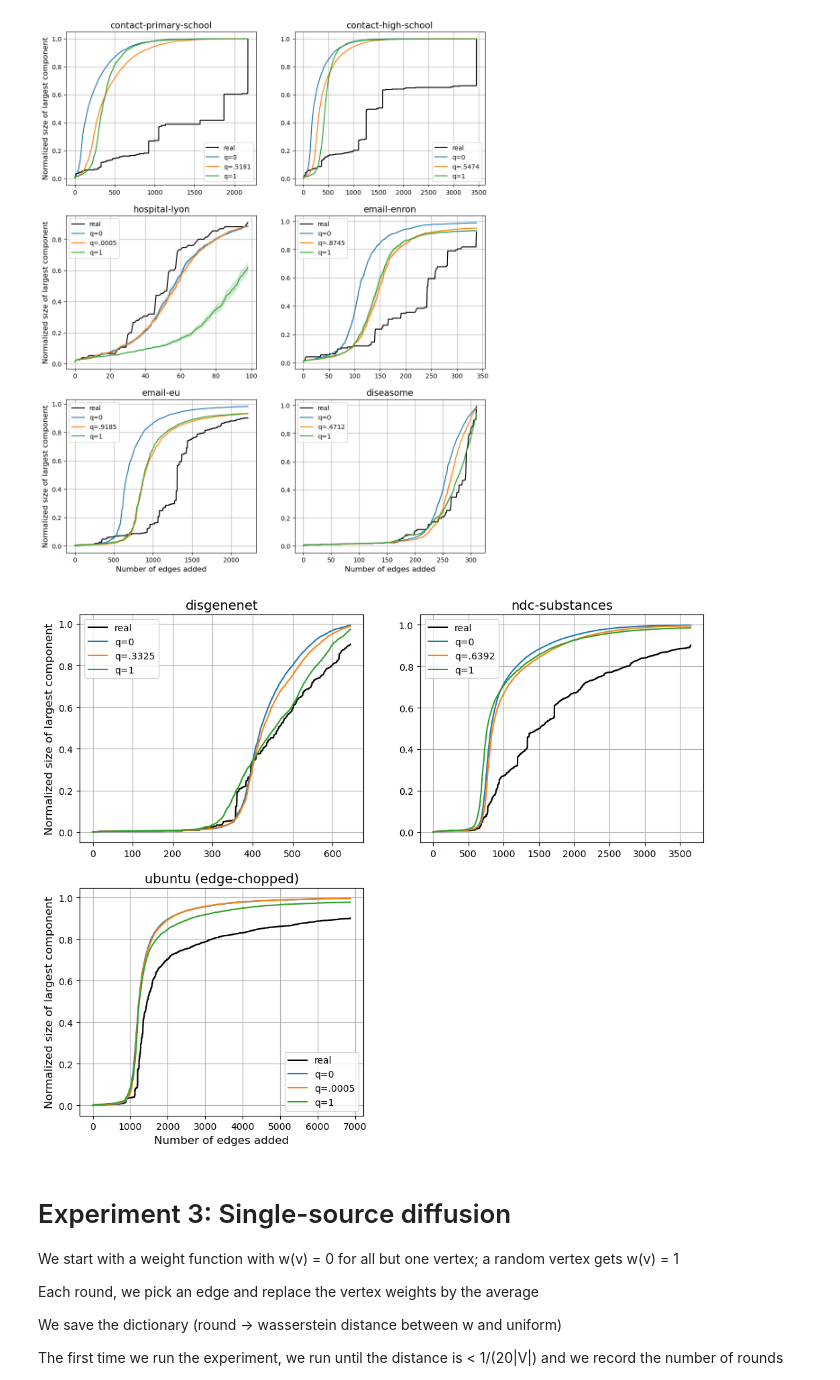
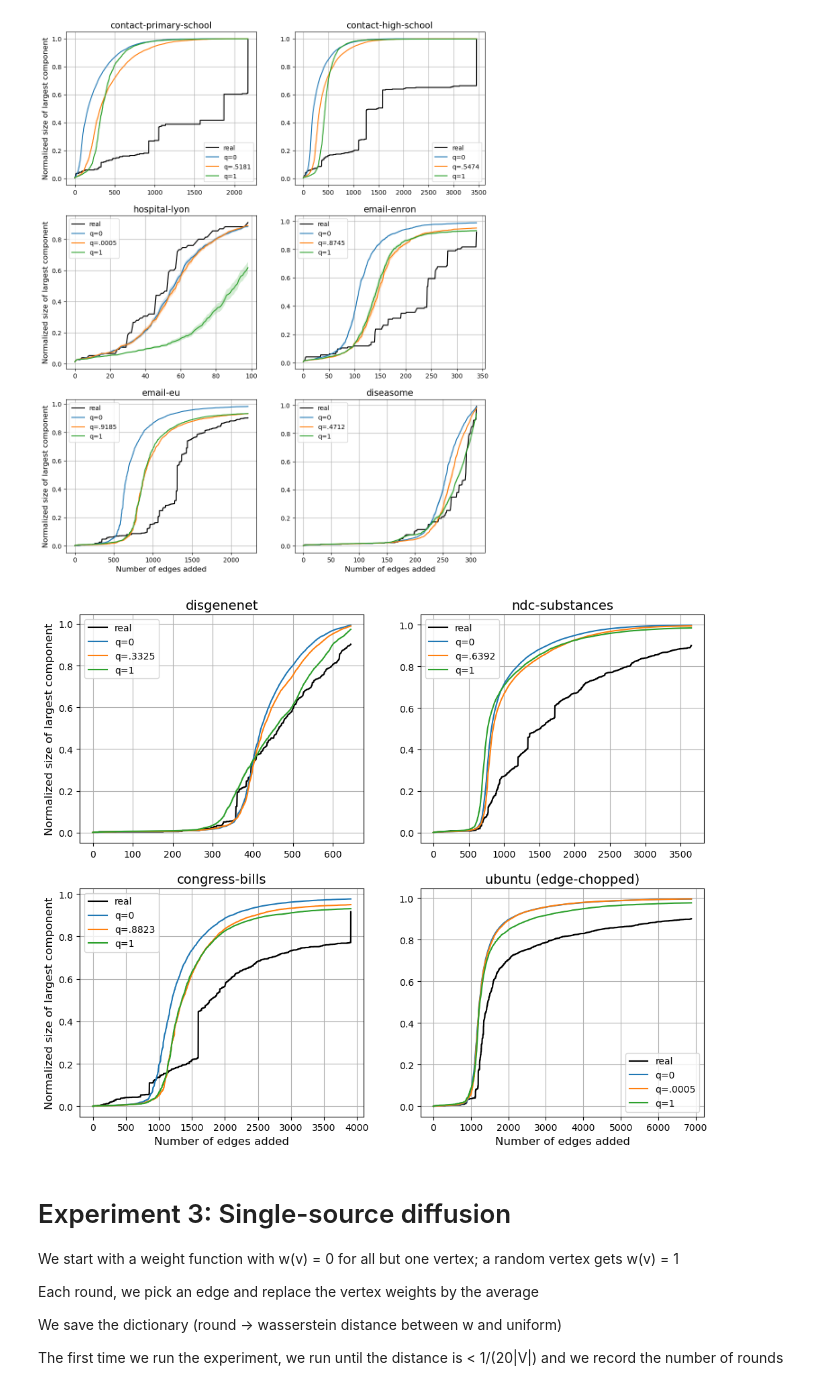
Before and after one commit to emilylackershire/Simplicial_Ratio, a Jupyter notebook: Experiments/Experiments.ipynb, the cells around one changed output. Cells and saved outputs as stored; diff of their text form; code cells hidden in the pictures.

Commit message:
last plots

```diff
--- a/Experiments/Experiments.ipynb
+++ b/Experiments/Experiments.ipynb
@@ -842,7 +875,7 @@ names = [
 #     "diseasome",
    "disgenenet",
    "ndc-substances",
-#   "congress-bills",
+   "congress-bills",
    "ubuntu (edge-chopped)",
 ]
 
@@ -877,34 +910,35 @@ for ctr, dataset in enumerate(names):
                      np.array([i/n for i in _m.values()][:cutoff])+np.array([(i/n)/SE for i in _s.values()][:cutoff]),
                      alpha=.2
                     )
     ## best case
     best = [x for x in df['adversarial growth mean'].keys() if 'q=0.' in x and dataset in x][0]
     _m = df['adversarial growth mean'][best]
     _s = df['adversarial growth stdv'][best]
     plt.plot(list(_m.keys())[:cutoff], [i/n for i in _m.values()][:cutoff], label='q='+best.split('=')[1][1:-1])
     plt.fill_between(list(_m.keys())[:cutoff],
                      np.array([i/n for i in _m.values()][:cutoff])-np.array([(i/n)/SE for i in _s.values()][:cutoff]),
                      np.array([i/n for i in _m.values()][:cutoff])+np.array([(i/n)/SE for i in _s.values()][:cutoff]),
                      alpha=.2
                     )
 
     _m = df['adversarial growth mean'][dataset+' (q=1)']
     _s = df['adversarial growth stdv'][dataset+' (q=1)']
     plt.plot(list(_m.keys())[:cutoff], [i/n for i in _m.values()][:cutoff], label='q=1')
     plt.fill_between(list(_m.keys())[:cutoff],
                      np.array([i/n for i in _m.values()][:cutoff])-np.array([(i/n)/SE for i in _s.values()][:cutoff]),
                      np.array([i/n for i in _m.values()][:cutoff])+np.array([(i/n)/SE for i in _s.values()][:cutoff]),
                      alpha=.2
                     )
     plt.title(dataset, fontsize=14)
     if ctr>=2:
         plt.xlabel('Number of edges added', fontsize=12)
     if ctr%2 == 0:
         plt.ylabel('Normalized size of largest component', fontsize=12)
     plt.grid()
     plt.legend();
+plt.savefig('last-four-adversarial growth.png')
 # %% [output]
-[figure, old version]
+[figure, new version]
 # %% [markdown]
 # Experiment 3: Single-source diffusion
 We start with a weight function with w(v) = 0 for all but one vertex; a random vertex gets w(v) = 1
```
Also changed, not shown: parts of 15 cells of this notebook, 1 other file.
